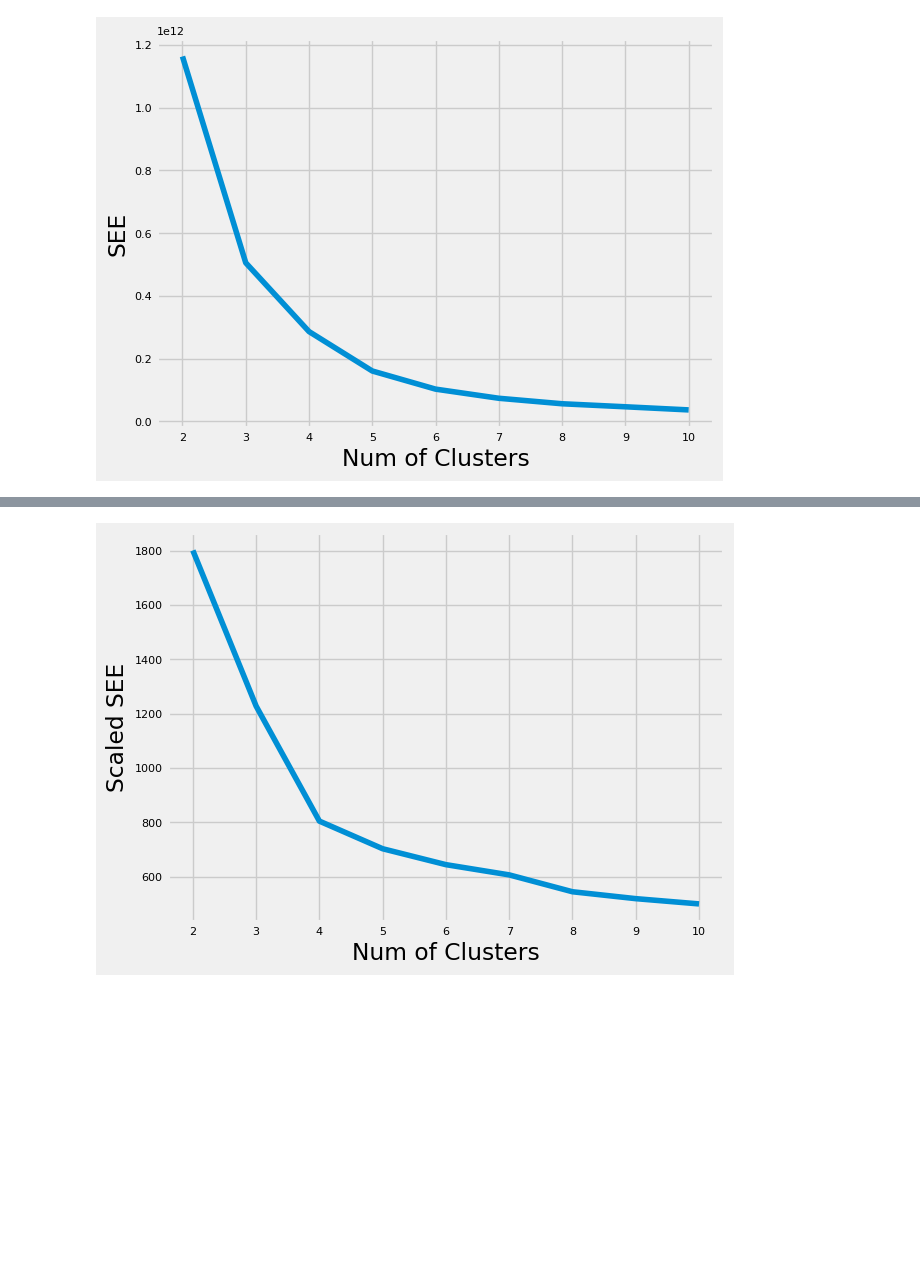
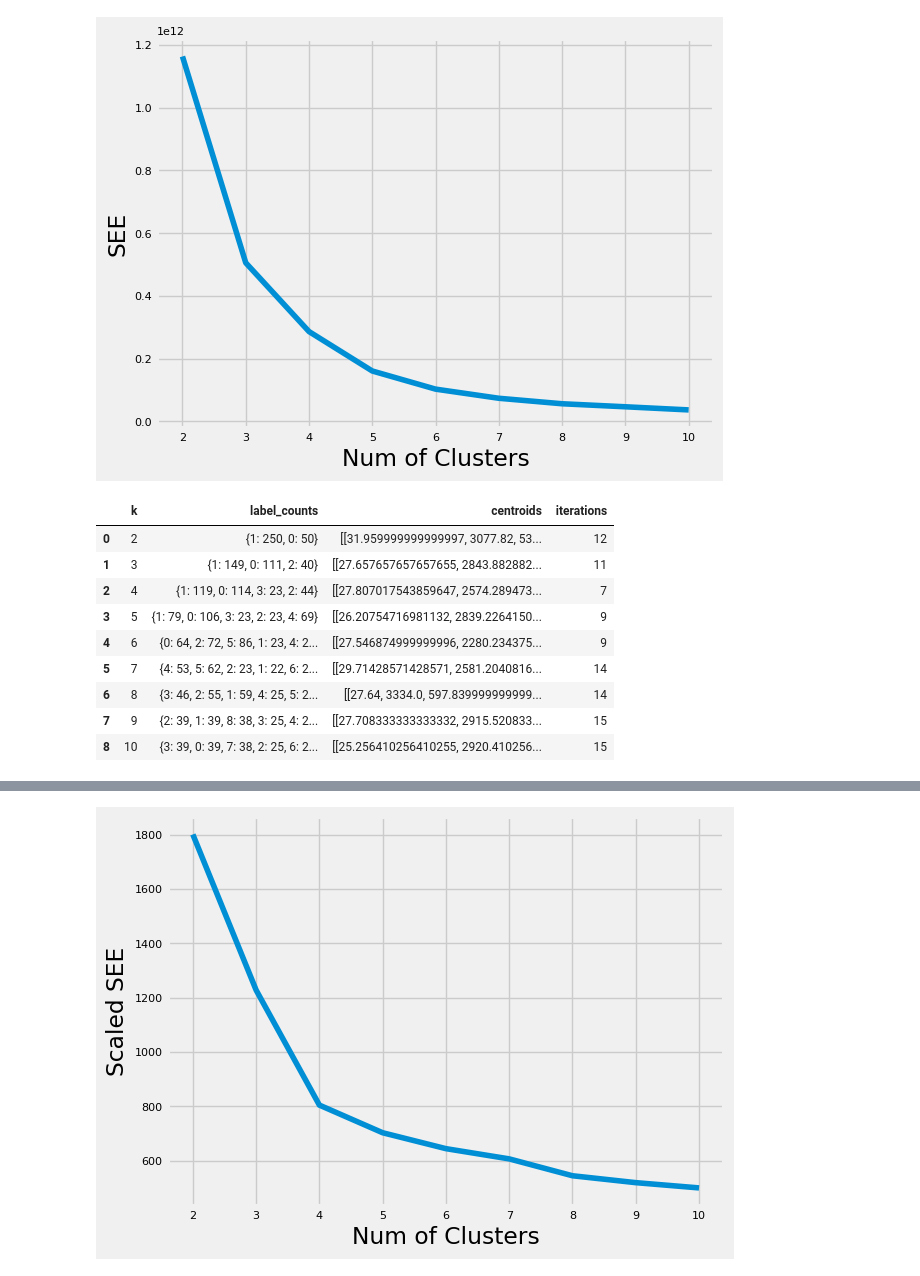
Before and after one commit to Takosaga/spring_24, a Jupyter notebook: data_mining/lab2/lab2.ipynb, the cells around one changed output, grey strips where cells are left out. Saved outputs shown, nothing was run; the diff lists cells and outputs as text; code cells hidden in the pictures; blank space fills up the shorter version.

```diff
--- a/data_mining/lab2/lab2.ipynb
+++ b/data_mining/lab2/lab2.ipynb
@@ -290,21 +295,35 @@ kmeans_kwargs = {
 
    # A list holds the SSE values for each k
 sse = []
+centroids = []
+scaled_centroids = []
 scaled_sse = []
 silhouette_coefficients = []
 scaled_silhouette_coefficients = []
+k_count = []
+label_count = []
+label_count_scaled = []
+iterations = []
+iterations_scaled =[]
 for k in range(2, 11):
+    k_count.append(k)
     kmeans = KMeans(n_clusters=k, **kmeans_kwargs)
     kmeans.fit(cali_df)
     score = silhouette_score(cali_df, kmeans.labels_)
     silhouette_coefficients.append(score)
     sse.append(kmeans.inertia_)
+    centroids.append(kmeans.cluster_centers_)
+    label_count.append(Counter(kmeans.labels_))
+    iterations.append(kmeans.n_iter_)
 for k in range(2, 11):
     kmeans = KMeans(n_clusters=k, **kmeans_kwargs)
     kmeans.fit(cali_scaled_df)
     score = silhouette_score(cali_scaled_df, kmeans.labels_)
     scaled_silhouette_coefficients.append(score)
     scaled_sse.append(kmeans.inertia_)
+    scaled_centroids.append(kmeans.cluster_centers_)
+    label_count_scaled.append(Counter(kmeans.labels_))
+    iterations_scaled.append(kmeans.n_iter_)
 # %%
 plt.style.use("fivethirtyeight")
 plt.plot(range(2,11),sse)
@@ -314,3 +333,19 @@ plt.ylabel("SEE")
 plt.show()
 # %% [output]
 [figure]
+# %%
+cluster_results = pd.DataFrame([k_count, label_count, centroids, iterations]).T
+cluster_results.columns = ['k', 'label_counts', 'centroids', 'iterations']
+# %%
+cluster_results
+# %% [output]
+|  | k | label_counts | centroids | iterations |
+| 0 | 2 | {1: 250, 0: 50} | [[31.959999999999997, 3077.82, 53... | 12 |
+| 1 | 3 | {1: 149, 0: 111, 2: 40} | [[27.657657657657655, 2843.882882... | 11 |
+| 2 | 4 | {1: 119, 0: 114, 3: 23, 2: 44} | [[27.807017543859647, 2574.289473... | 7 |
+| 3 | 5 | {1: 79, 0: 106, 3: 23, 2: 23, 4: 69} | [[26.20754716981132, 2839.2264150... | 9 |
+| 4 | 6 | {0: 64, 2: 72, 5: 86, 1: 23, 4: 2... | [[27.546874999999996, 2280.234375... | 9 |
+| 5 | 7 | {4: 53, 5: 62, 2: 23, 1: 22, 6: 2... | [[29.71428571428571, 2581.2040816... | 14 |
+| 6 | 8 | {3: 46, 2: 55, 1: 59, 4: 25, 5: 2... | [[27.64, 3334.0, 597.839999999999... | 14 |
+| 7 | 9 | {2: 39, 1: 39, 8: 38, 3: 25, 4: 2... | [[27.708333333333332, 2915.520833... | 15 |
+| 8 | 10 | {3: 39, 0: 39, 7: 38, 2: 25, 6: 2... | [[25.256410256410255, 2920.410256... | 15 |
```
Also changed, not shown: parts of 19 cells of this notebook.
